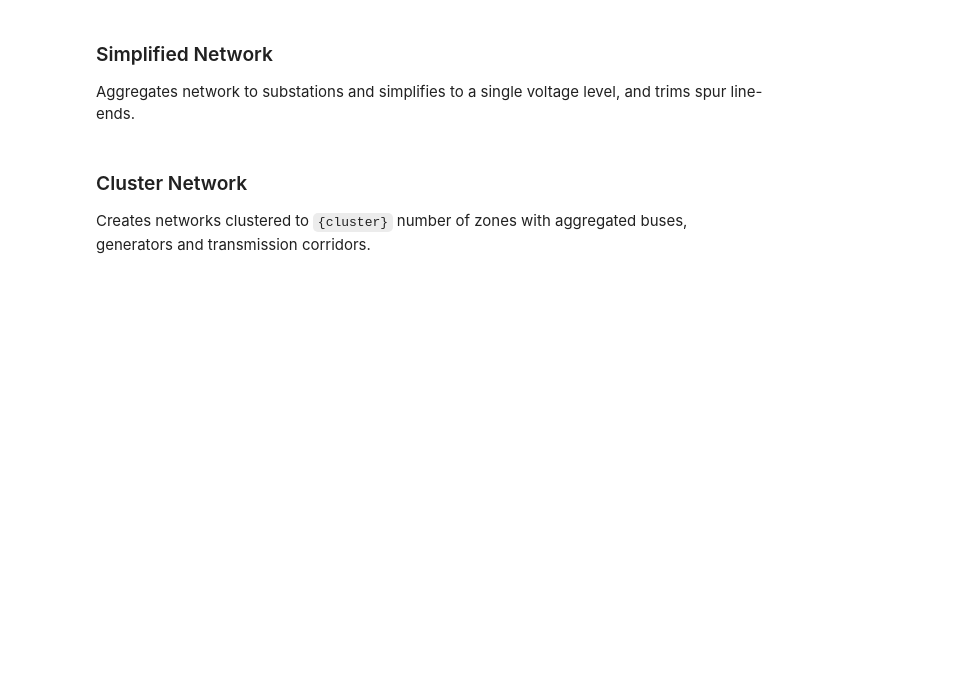
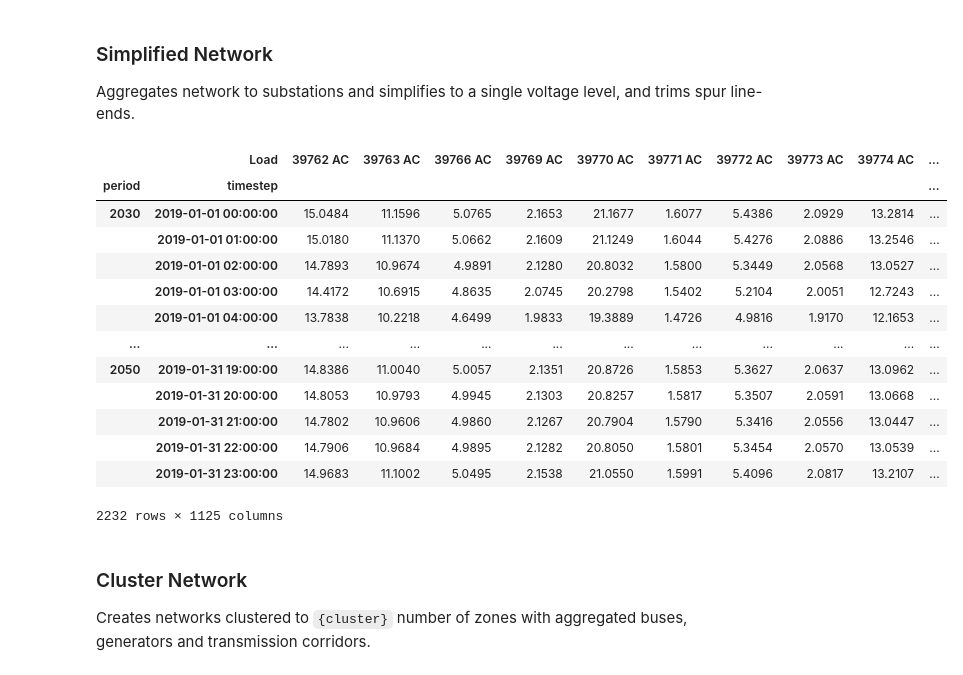
Before and after one commit to PyPSA/pypsa-usa, a Jupyter notebook: workflow/notebooks/Tutorial/tutorial.ipynb, the cells around one changed output. Cells and saved outputs as stored; diff of their text form; code cells hidden in the pictures; blank space fills up the shorter version.

```diff
--- a/workflow/notebooks/Tutorial/tutorial.ipynb
+++ b/workflow/notebooks/Tutorial/tutorial.ipynb
@@ -61,7 +86,22 @@ network_elec.generators
 ### Simplified Network
 Aggregates network to substations and simplifies to a single voltage level, and trims spur line-ends.
 # %%
-network_s
+network_s.loads_t.p_set
+# %% [output]
+|  | Load | 39762 AC | 39763 AC | 39766 AC | 39769 AC | 39770 AC | 39771 AC | 39772 AC | 39773 AC | 39774 AC | ... |
+| period | timestep |  |  |  |  |  |  |  |  |  | ... |
+| 2030 | 2019-01-01 00:00:00 | 15.0484 | 11.1596 | 5.0765 | 2.1653 | 21.1677 | 1.6077 | 5.4386 | 2.0929 | 13.2814 | ... |
+|  | 2019-01-01 01:00:00 | 15.0180 | 11.1370 | 5.0662 | 2.1609 | 21.1249 | 1.6044 | 5.4276 | 2.0886 | 13.2546 | ... |
+|  | 2019-01-01 02:00:00 | 14.7893 | 10.9674 | 4.9891 | 2.1280 | 20.8032 | 1.5800 | 5.3449 | 2.0568 | 13.0527 | ... |
+|  | 2019-01-01 03:00:00 | 14.4172 | 10.6915 | 4.8635 | 2.0745 | 20.2798 | 1.5402 | 5.2104 | 2.0051 | 12.7243 | ... |
+|  | 2019-01-01 04:00:00 | 13.7838 | 10.2218 | 4.6499 | 1.9833 | 19.3889 | 1.4726 | 4.9816 | 1.9170 | 12.1653 | ... |
+| ... | ... | ... | ... | ... | ... | ... | ... | ... | ... | ... | ... |
+| 2050 | 2019-01-31 19:00:00 | 14.8386 | 11.0040 | 5.0057 | 2.1351 | 20.8726 | 1.5853 | 5.3627 | 2.0637 | 13.0962 | ... |
+|  | 2019-01-31 20:00:00 | 14.8053 | 10.9793 | 4.9945 | 2.1303 | 20.8257 | 1.5817 | 5.3507 | 2.0591 | 13.0668 | ... |
+|  | 2019-01-31 21:00:00 | 14.7802 | 10.9606 | 4.9860 | 2.1267 | 20.7904 | 1.5790 | 5.3416 | 2.0556 | 13.0447 | ... |
+|  | 2019-01-31 22:00:00 | 14.7906 | 10.9684 | 4.9895 | 2.1282 | 20.8050 | 1.5801 | 5.3454 | 2.0570 | 13.0539 | ... |
+|  | 2019-01-31 23:00:00 | 14.9683 | 11.1002 | 5.0495 | 2.1538 | 21.0550 | 1.5991 | 5.4096 | 2.0817 | 13.2107 | ... |
+2232 rows × 1125 columns
 # %% [markdown]
 ### Cluster Network
 Creates networks clustered to ``{cluster}`` number of zones with aggregated
```
Also changed, not shown: parts of 8 cells of this notebook, 4 other files.
